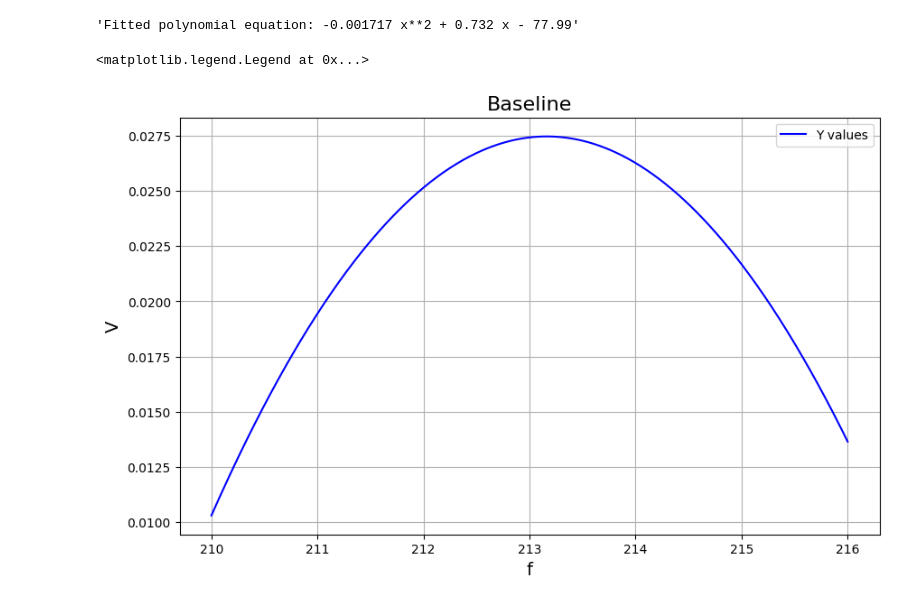
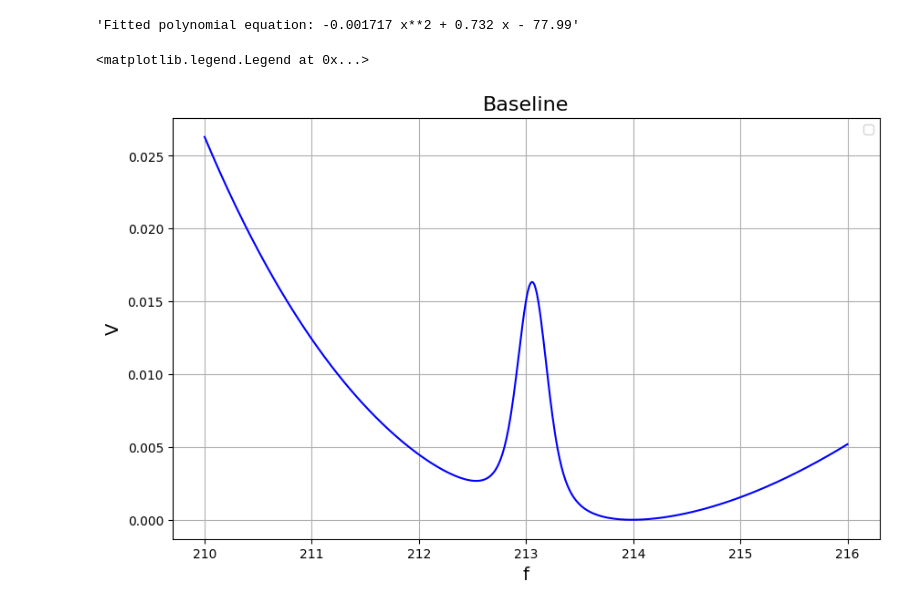
Before and after one commit to uva-spin/ANN-NMR, a Jupyter notebook: NM4_Fermilab/data/Data_Viewer.ipynb, the cells around one changed output. Drawn from its saved outputs; the diff is of its cells as text; code cells hidden in the pictures.

```diff
--- a/NM4_Fermilab/data/Data_Viewer.ipynb
+++ b/NM4_Fermilab/data/Data_Viewer.ipynb
@@ -58,11 +63,18 @@ def FrequencyBound(f):
 
     return x_full_freq,  x_full_freq[0], x_full_freq[-1]
 # %%
-exp_fact = np.random.uniform(.0001,.001)
+# U = 2.4283e1 + np.random.uniform(-0.01, 0.01)
+U = 2.4283 + np.random.uniform(-0.01, 0.01)
+Cknob = .0647 + np.random.uniform(-0.005, 0.005)
+cable = 22/2
+eta = 1.04e-2 + np.random.uniform(-0.001, 0.001)
+phi = 6.1319 + np.random.uniform(-0.1, 0.1)
+Cstray = 10**(-15)
+shift = -2.0464e-2 + np.random.uniform(-0.001, 0.001)
 
-sig = 0.01 + np.random.uniform(-0.009, 0.1)
-gam = 0.01 + np.random.uniform(-0.009, 0.1)
-amp = .01 + np.random.uniform(-0.0019, 0.05)
+sig = 0.1 + np.random.uniform(-0.009, 0.001)
+gam = 0.1 + np.random.uniform(-0.009, 0.001)
+amp = .005 + np.random.uniform(-0.005, 0.01)
 center = 213 + np.random.uniform(-.1, .1)
 
 # x, lower_bound, upper_bound = FrequencyBound(212.6)
@@ -70,19 +82,21 @@ x = np.linspace(210,216,500)
 
 signal = Voigt(x, amp, sig, gam, center)
 
-baseline = (-0.001717*x**2 + 0.732*x - 77.99)## This is a fitted baseline equation
+baseline = Baseline(x, U, Cknob, eta, cable, Cstray, phi, shift)
+
+# baseline = (-0.001717*x**2 + 0.732*x - 77.99)
 
 combined_signal = signal + baseline
 
 offset = np.array([x - min(combined_signal) for x in combined_signal])
 # %%
 plt.figure(figsize=(10, 6))
-plt.plot(x, baseline, linestyle='-', color='b', label='Y values')
+plt.plot(x, offset, linestyle='-', color='b')
 plt.title('Baseline', fontsize=16)
 plt.xlabel('f', fontsize=14)
 plt.ylabel('V', fontsize=14)
 plt.grid(True)
 plt.legend()
 # %% [output]
 <matplotlib.legend.Legend at 0x...>
-[figure, old version]
+[figure, new version]
```
Also changed, not shown: parts of 2 cells of this notebook, 1 other file.
